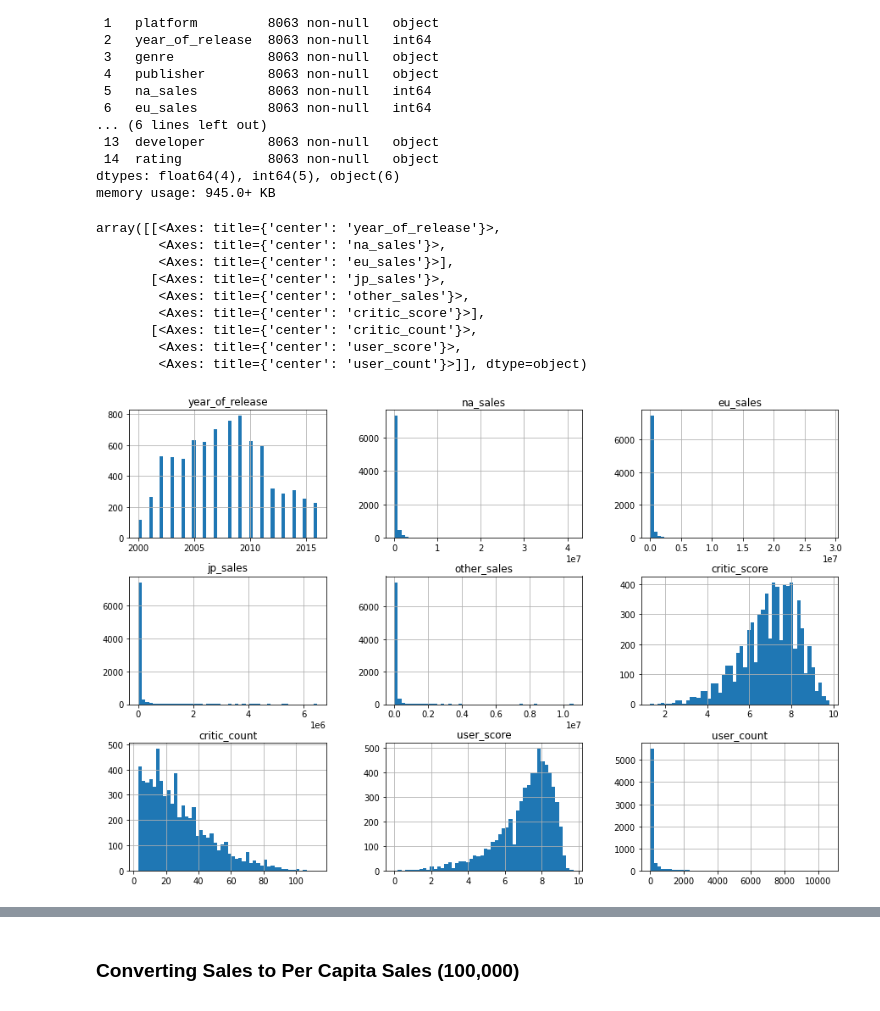
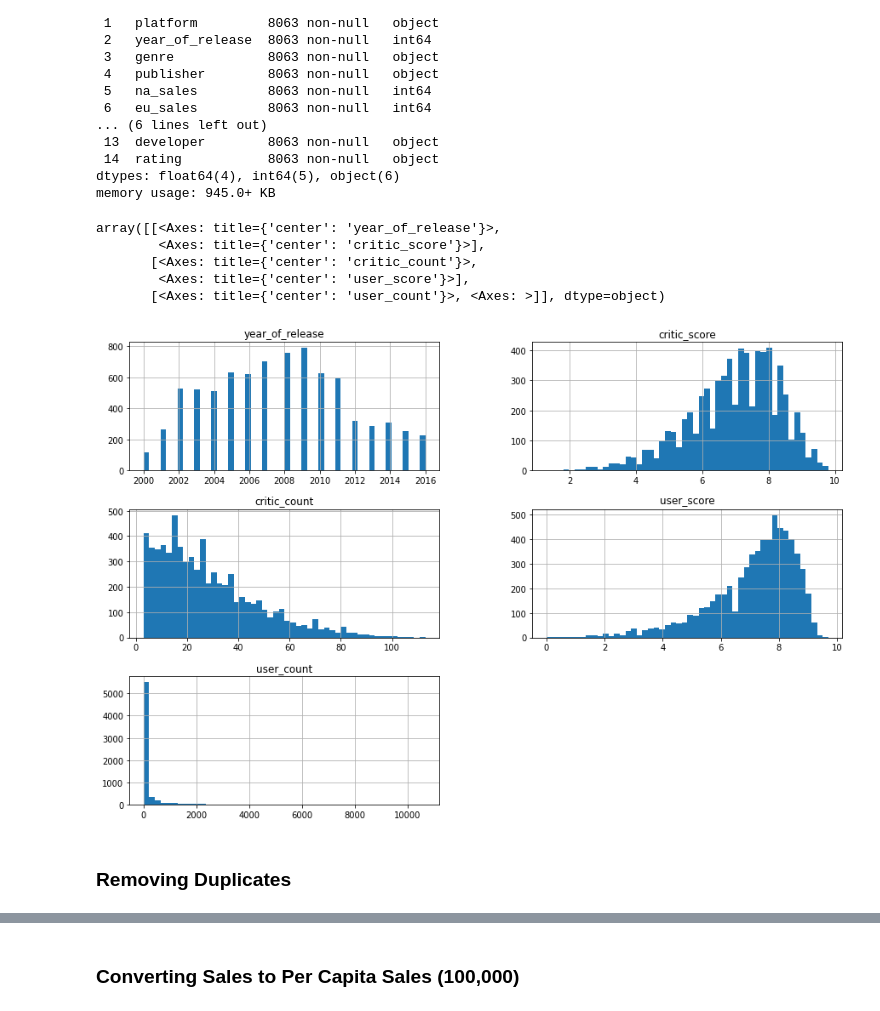
Before and after one commit to jpuray/ER-Games-Case-Study, a Jupyter notebook: EDA.ipynb, the cells around one changed output, grey strips where cells are left out. Cells and saved outputs as stored; diff of their text form; code cells hidden in the pictures.

```diff
--- a/EDA.ipynb
+++ b/EDA.ipynb
@@ -70,18 +34,16 @@ Data columns (total 15 columns):
 dtypes: float64(4), int64(5), object(6)
 memory usage: 945.0+ KB
 # %%
-sales.hist(bins=50, figsize=(15,10))
+sales[["year_of_release","critic_score","critic_count","user_score","user_count"]].hist(bins=50, figsize=(15,10))
 # %% [output]
 array([[<Axes: title={'center': 'year_of_release'}>,
-        <Axes: title={'center': 'na_sales'}>,
-        <Axes: title={'center': 'eu_sales'}>],
-       [<Axes: title={'center': 'jp_sales'}>,
-        <Axes: title={'center': 'other_sales'}>,
         <Axes: title={'center': 'critic_score'}>],
        [<Axes: title={'center': 'critic_count'}>,
-        <Axes: title={'center': 'user_score'}>,
-        <Axes: title={'center': 'user_count'}>]], dtype=object)
+        <Axes: title={'center': 'user_score'}>],
+       [<Axes: title={'center': 'user_count'}>, <Axes: >]], dtype=object)
-[figure, old version]
+[figure, new version]
+# %% [markdown]
+### Removing Duplicates
 # %%
 sales[sales["name"] == "pro evolution soccer 2011"] # Duplicates are prevelant but for different platforms
 # %% [output]
```
Also changed, not shown: parts of 23 cells of this notebook.
